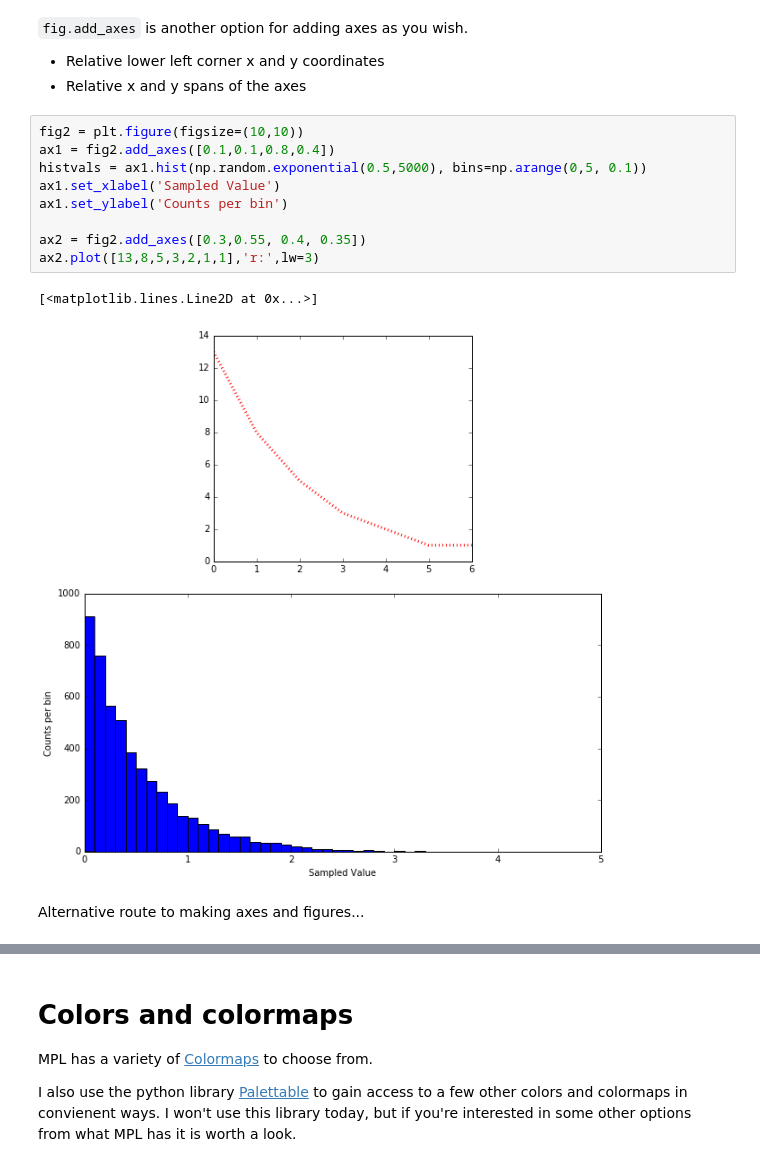
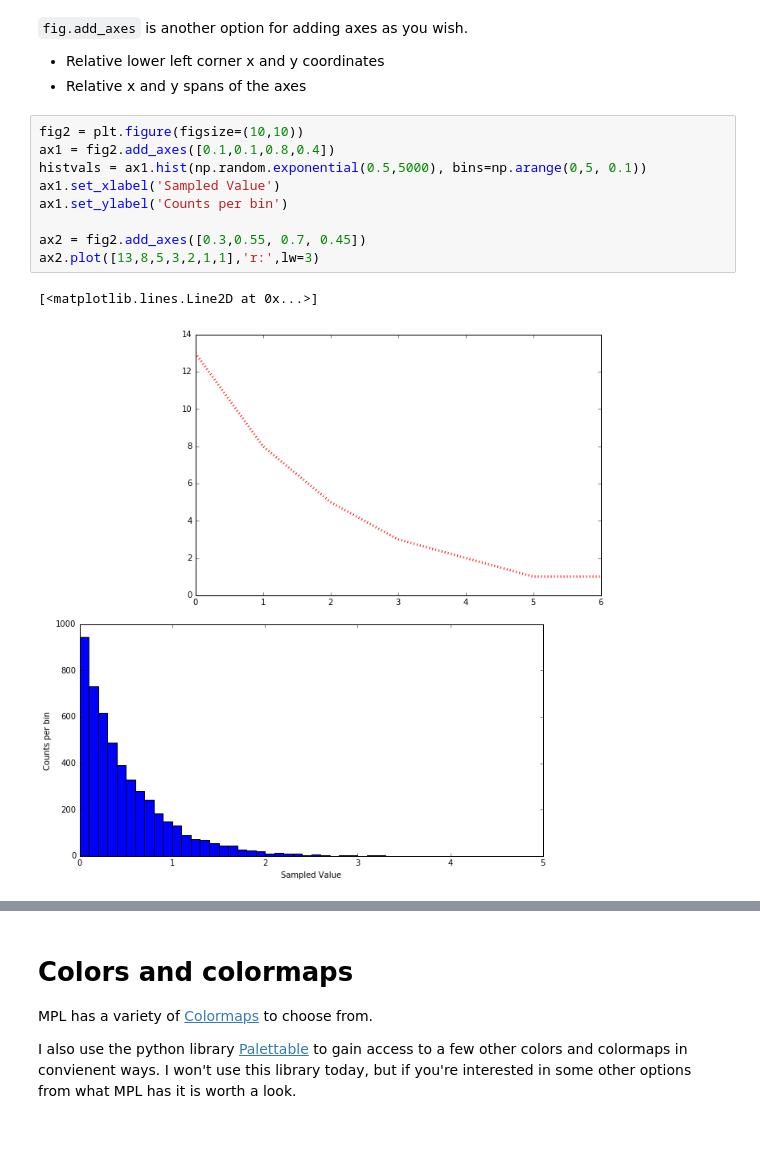
Before and after one commit to thehackerwithin/berkeley, a Jupyter notebook: python_matplotlib/Matplotlib_THW_tutorial.ipynb, the cells around one changed output, grey strips where cells are left out. Drawn from its saved outputs; the diff is of its cells as text; blank space fills up the shorter version.

```diff
--- a/python_matplotlib/Matplotlib_THW_tutorial.ipynb
+++ b/python_matplotlib/Matplotlib_THW_tutorial.ipynb
@@ -181,14 +200,12 @@ print(plot2)
 # %%
 fig2 = plt.figure(figsize=(10,10))
 ax1 = fig2.add_axes([0.1,0.1,0.8,0.4])
 histvals = ax1.hist(np.random.exponential(0.5,5000), bins=np.arange(0,5, 0.1))
 ax1.set_xlabel('Sampled Value')
 ax1.set_ylabel('Counts per bin')
 
-ax2 = fig2.add_axes([0.3,0.55, 0.4, 0.35])
+ax2 = fig2.add_axes([0.3,0.55, 0.7, 0.45])
 ax2.plot([13,8,5,3,2,1,1],'r:',lw=3)
 # %% [output]
 [<matplotlib.lines.Line2D at 0x...>]
-[figure, old version]
+[figure, new version]
-# %% [markdown]
-Alternative route to making axes and figures...
```
Also changed, not shown: parts of 14 cells of this notebook, 1 other file.
